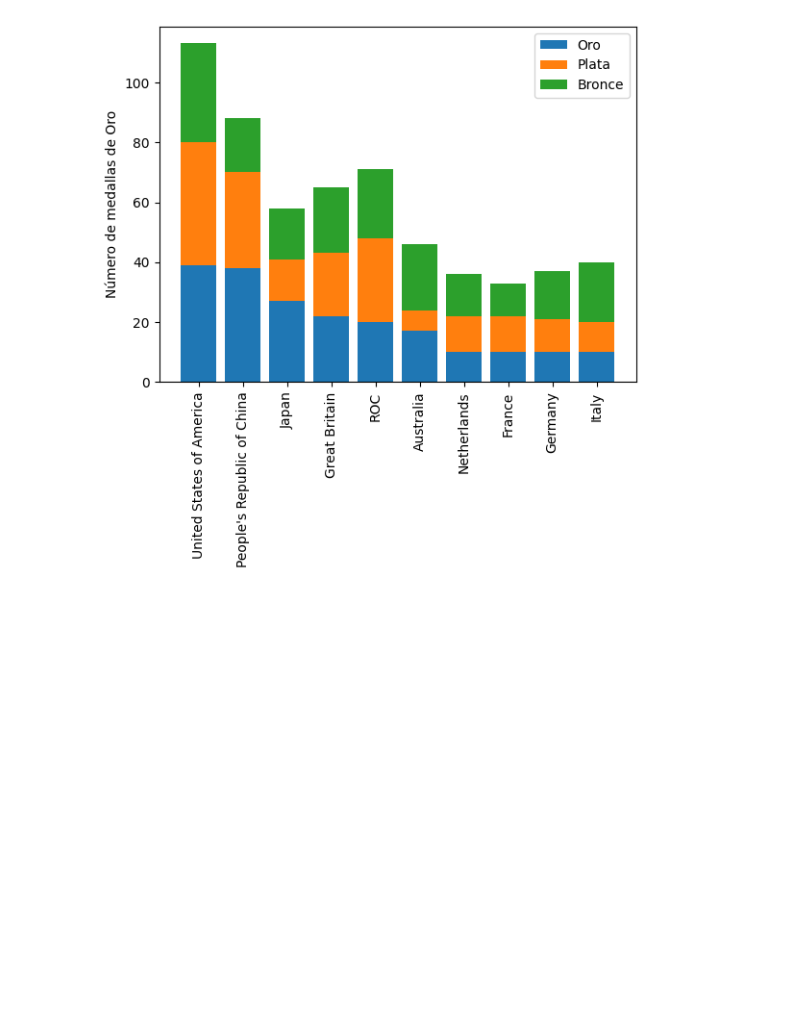
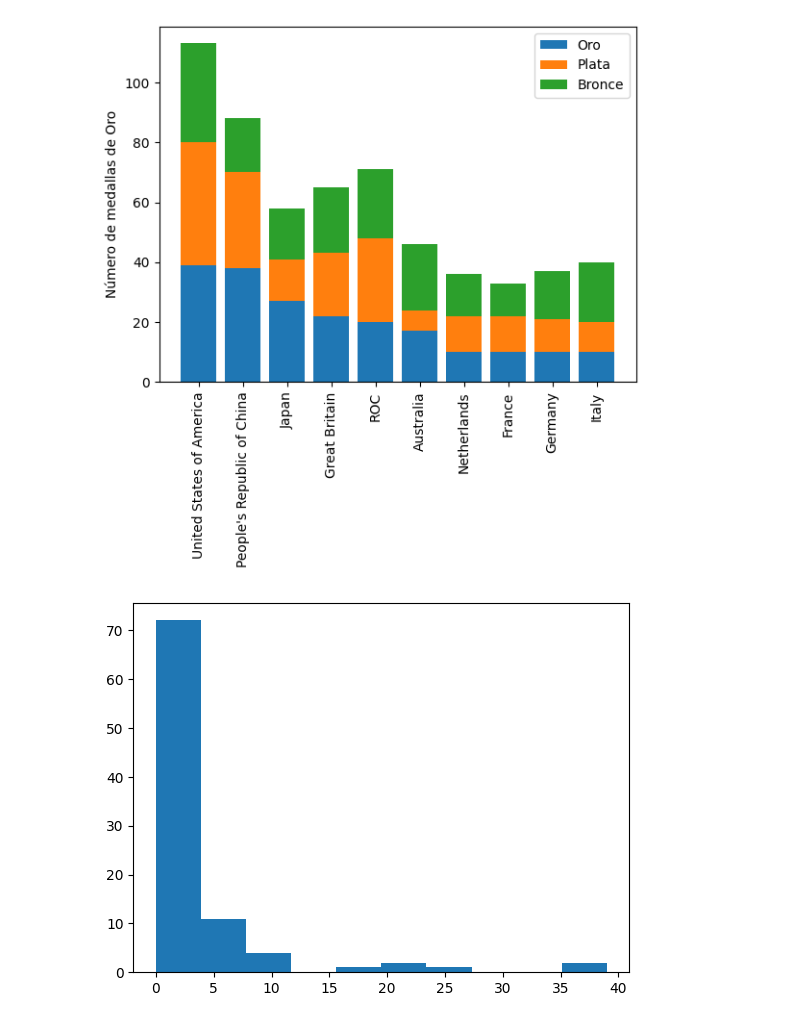
Before and after one commit to Benmaza/Benmaza, a Jupyter notebook: EBAC/16_Matplotlib_3.ipynb, the cells around one changed output. Saved outputs shown, nothing was run; the diff lists cells and outputs as text; code cells hidden in the pictures; blank space fills up the shorter version.

```diff
--- a/EBAC/16_Matplotlib_3.ipynb
+++ b/EBAC/16_Matplotlib_3.ipynb
@@ -57,3 +59,10 @@ ax.legend(['Oro', 'Plata', 'Bronce'])
 plt.show()
 # %% [output]
 [figure]
+# %%
+# creacion de histograma
+fig, ax = plt.subplots()
+ax.hist(df['Gold'])
+plt.show()
+# %% [output]
+[figure, added]
```
Also changed, not shown: parts of 7 cells of this notebook, 1 other file.
